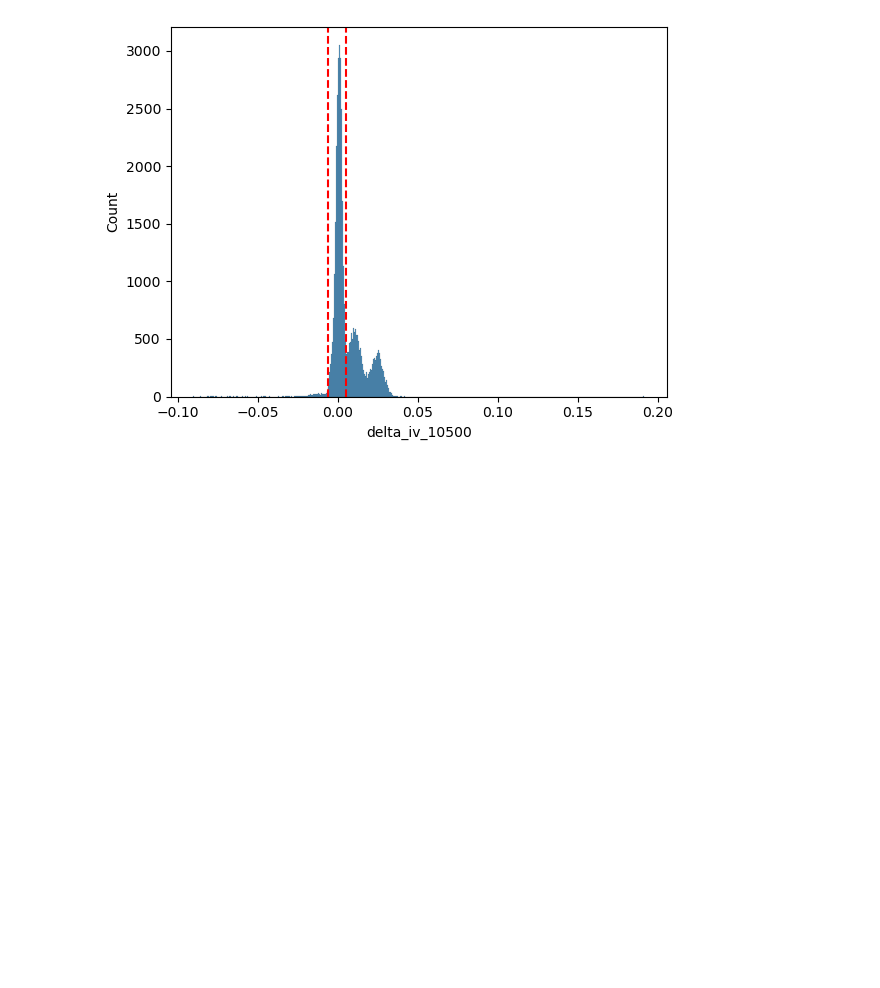
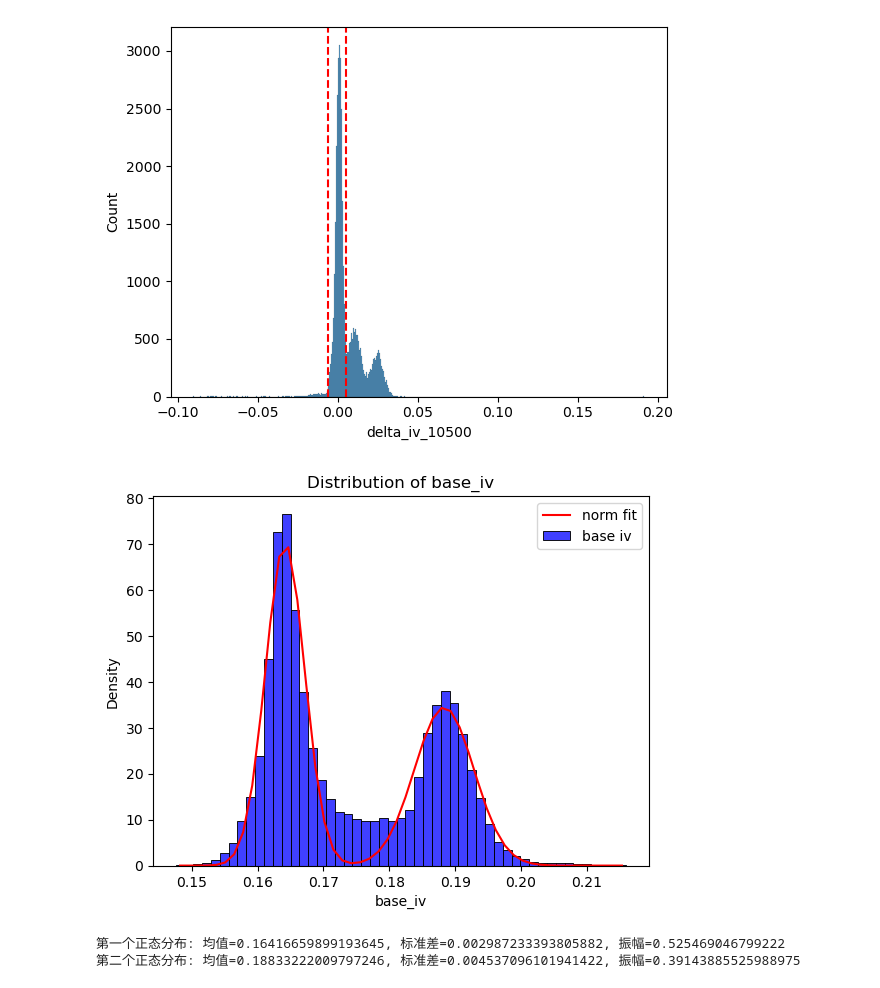
Before and after one commit to IMC-Prosperity-Granite-Flow/IMC_Prosperity3_GraniteFlow, a Jupyter notebook: src/analysis/round4/rock.ipynb, the cells around one changed output. Saved outputs shown, nothing was run; the diff lists cells and outputs as text; code cells hidden in the pictures; blank space fills up the shorter version.

```diff
--- a/src/analysis/round4/rock.ipynb
+++ b/src/analysis/round4/rock.ipynb
@@ -204,3 +188,59 @@ plt.axvline(x = -0.006, color='r', linestyle='--')
 # %% [output]
 <matplotlib.lines.Line2D at 0x...>
 [figure]
+# %%
+import numpy as np
+import pandas as pd
+import matplotlib.pyplot as plt
+import seaborn as sns
+from scipy.stats import norm
+from scipy.optimize import curve_fit
+from scipy.interpolate import interp1d
+
+# 假设 df 已经被加载
+# df = pd.read_csv('your_data.csv')  # 根据实际情况加载数据
+
+# 绘制原始数据的直方图
+sns.histplot(df['base_iv'], kde=False, color='blue', label='base iv', stat="density")
+plt.xlabel('base_iv')
+plt.ylabel('Density')
+plt.title('Distribution of base_iv')
+
+# 定义一个函数来拟合两个正态分布的和
+def two_gaussian(x, mu1, sigma1, A1, mu2, sigma2, A2):
+    return A1 * norm.pdf(x, mu1, sigma1) + A2 * norm.pdf(x, mu2, sigma2)
+
+# 计算数据的均值和标准差
+mean = df['base_iv'].mean()
+std = df['base_iv'].std()
+
+# 初始猜测参数
+# 第一个正态分布的均值可以设为数据的均值，第二个正态分布的均值可以设为数据的均值加上/减去某个值
+initial_guess = [mean - std / 2, std / 2, 0.5, mean + std / 2, std * 2, 0.5]
+
+# 使用 np.histogram 计算直方图
+y_data, bin_edges = np.histogram(df['base_iv'], bins=50, density=True)
+bin_centers = 0.5 * (bin_edges[1:] + bin_edges[:-1])
+
+# 使用 interp1d 进行插值以生成平滑的曲线
+f = interp1d(bin_centers, y_data, kind='cubic')
+y_data_smooth = f(bin_centers)
+
+# 使用 curve_fit 来拟合两个正态分布的和
+popt, _ = curve_fit(two_gaussian, bin_centers, y_data_smooth, p0=initial_guess)
+
+
+# 绘制拟合曲线
+plt.plot(bin_centers, two_gaussian(bin_centers, *popt), 'r-', label='norm fit')
+
+
+plt.legend()
+plt.show()
+
+# 输出拟合的参数
+print(f"第一个正态分布: 均值={popt[0]}, 标准差={popt[1]}, 振幅={popt[2]}")
+print(f"第二个正态分布: 均值={popt[3]}, 标准差={popt[4]}, 振幅={popt[5]}")
+# %% [output]
+[figure, added]
+第一个正态分布: 均值=0.16416659899193645, 标准差=0.002987233393805882, 振幅=0.525469046799222
+第二个正态分布: 均值=0.18833222009797246, 标准差=0.004537096101941422, 振幅=0.39143885525988975
```
Also changed, not shown: parts of 18 cells of this notebook, 2 other files.
